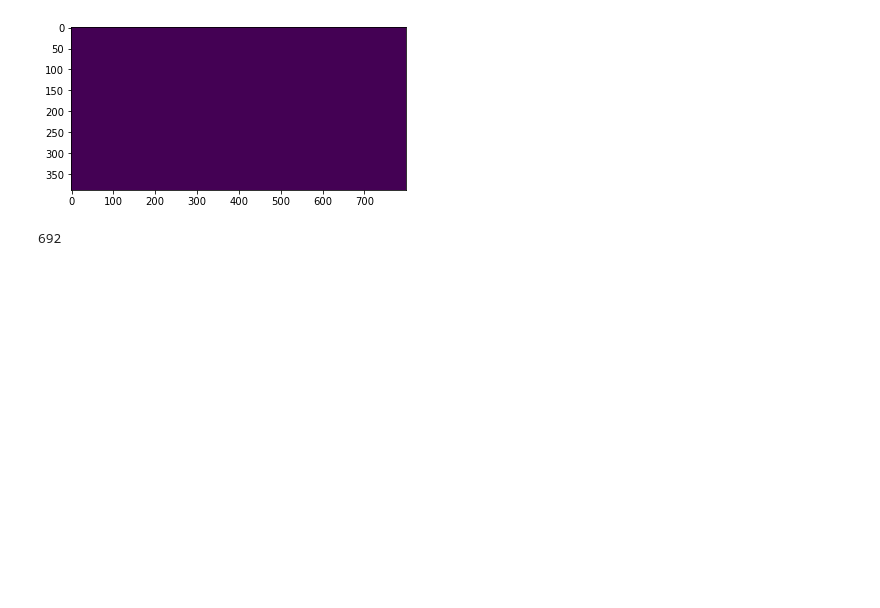
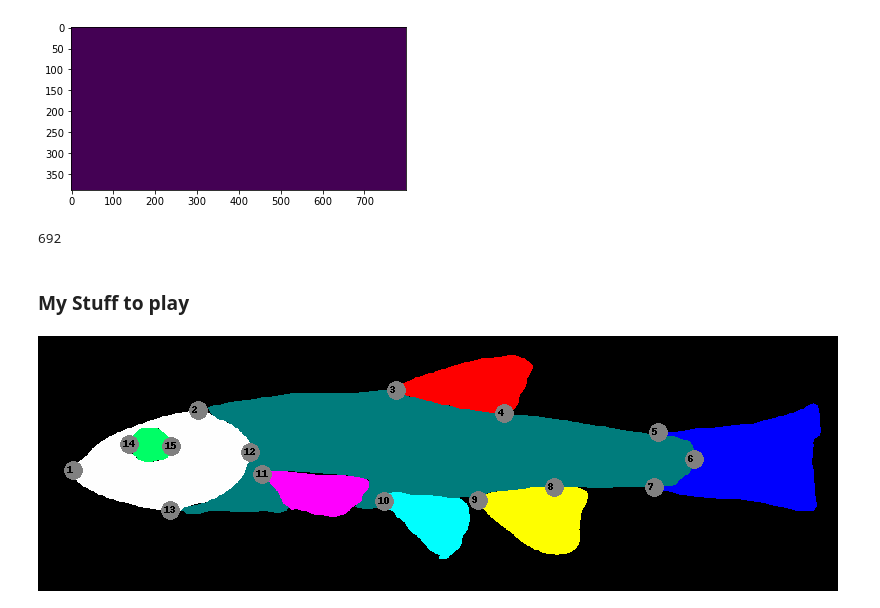
Before and after one commit to hdr-bgnn/Morphology-analysis, a Jupyter notebook: Scripts/Morphology_dev.ipynb, the cells around one changed output. Saved outputs shown, nothing was run; the diff lists cells and outputs as text; code cells hidden in the pictures; blank space fills up the shorter version.

```diff
--- a/Scripts/Morphology_dev.ipynb
+++ b/Scripts/Morphology_dev.ipynb
@@ -595,3 +624,15 @@ plt.imshow(img_seg_2.mask['anal_fin'])
 img_seg_2.measure_body_length()
 # %% [output]
 692
+# %% [markdown]
+### My Stuff to play
+# %%
+# Example with other image with 2 pevilc fins
+# load the test image, you can add more test image if you have bug related to specific images.
+segmented_file = '/fs/ess/PAS2136/BGNN/Minnows/Segmented/INHS_FISH_00190_segmented.png'
+#segmented_file = '../Test_Data/INHS_FISH_000742_segmented.png'
+img_seg_2 = tc.segmented_image(segmented_file)
+# %%
+img_seg_2.visualize_landmark()
+# %% [output]
+[figure, added]
```
Also changed, not shown: parts of 21 cells of this notebook, 2 other files.
